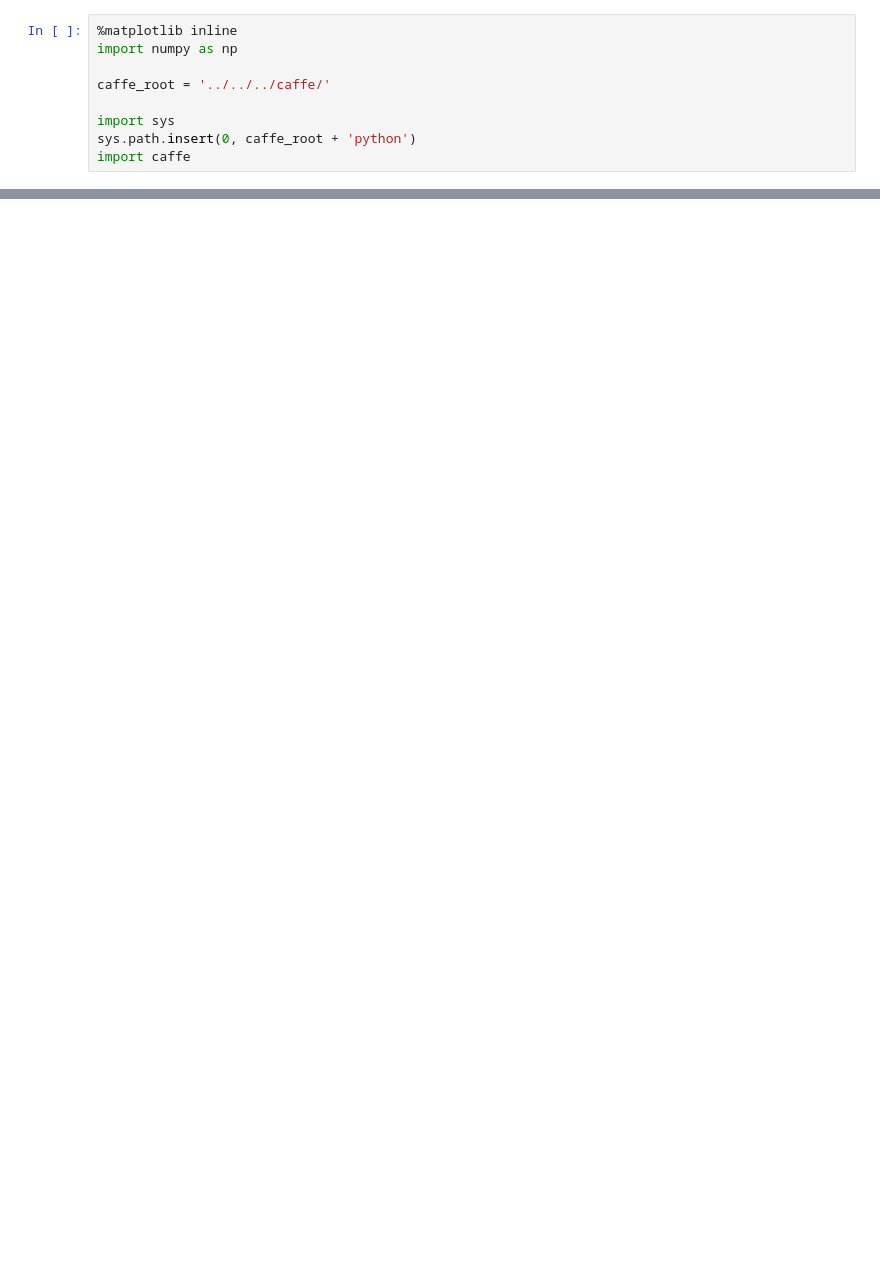
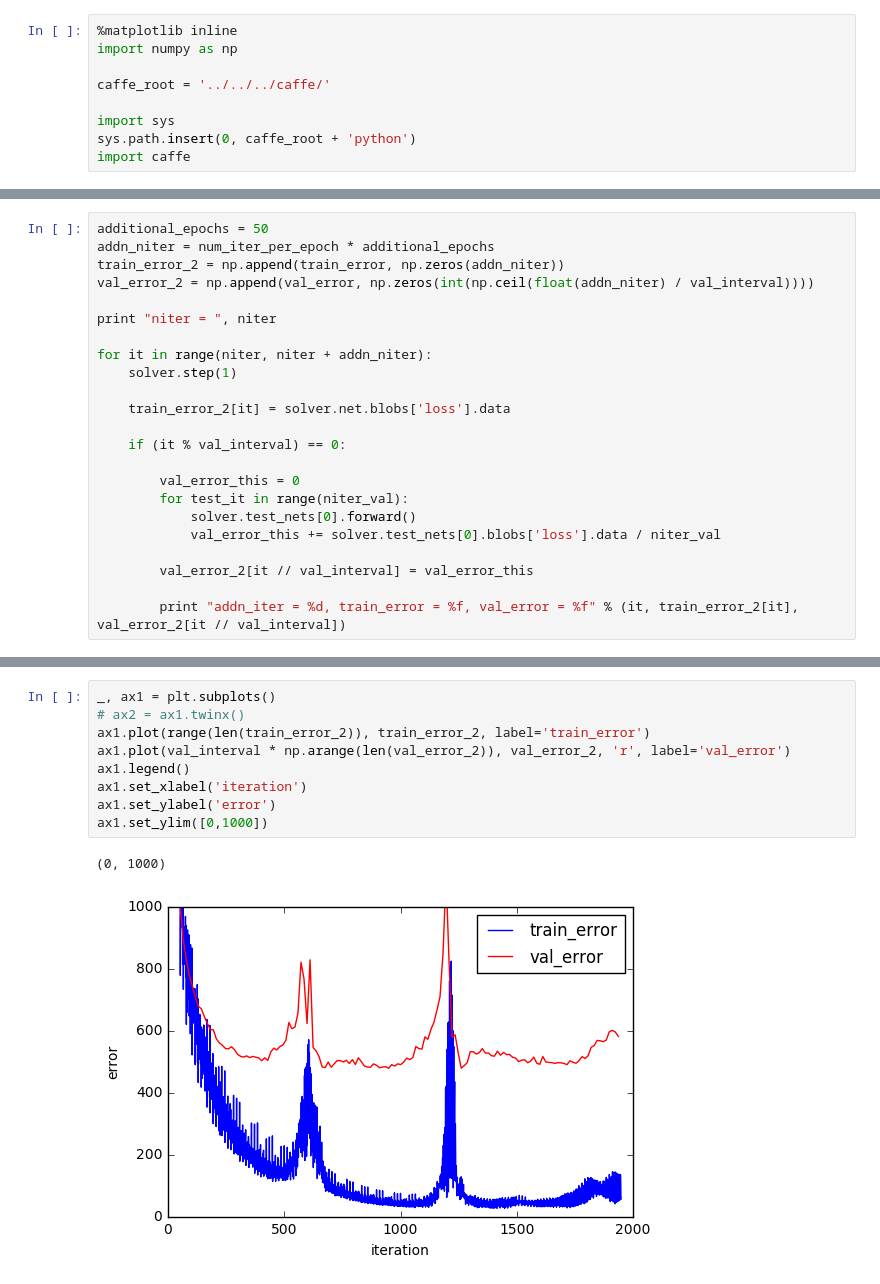
Before and after one commit to shaktisourav/facial_keypoint_recognition, a Jupyter notebook: src/facial_recog_le_net.ipynb, the cells around one changed output, grey strips where cells are left out. Cells and saved outputs as stored; diff of their text form; blank space fills up the shorter version.

```diff
--- a/src/facial_recog_le_net.ipynb
+++ b/src/facial_recog_le_net.ipynb
@@ -267,0 +300,23 @@ ax1.set_ylabel('error')
+# %%
+additional_epochs = 50
+addn_niter = num_iter_per_epoch * additional_epochs
+train_error_2 = np.append(train_error, np.zeros(addn_niter))
+val_error_2 = np.append(val_error, np.zeros(int(np.ceil(float(addn_niter) / val_interval))))
+
+print "niter = ", niter
+
+for it in range(niter, niter + addn_niter):
+    solver.step(1)
+
+    train_error_2[it] = solver.net.blobs['loss'].data
+
+    if (it % val_interval) == 0:
+
+        val_error_this = 0
+        for test_it in range(niter_val):
+            solver.test_nets[0].forward()
+            val_error_this += solver.test_nets[0].blobs['loss'].data / niter_val
+
+        val_error_2[it // val_interval] = val_error_this
+
+        print "addn_iter = %d, train_error = %f, val_error = %f" % (it, train_error_2[it], val_error_2[it // val_interval])
@@ -267,0 +341,12 @@ ax1.set_ylabel('error')
+# %%
+_, ax1 = plt.subplots()
+# ax2 = ax1.twinx()
+ax1.plot(range(len(train_error_2)), train_error_2, label='train_error')
+ax1.plot(val_interval * np.arange(len(val_error_2)), val_error_2, 'r', label='val_error')
+ax1.legend()
+ax1.set_xlabel('iteration')
+ax1.set_ylabel('error')
+ax1.set_ylim([0,1000])
+# %% [output]
+(0, 1000)
+[figure, added]
```
Also changed, not shown: parts of 14 cells of this notebook.
